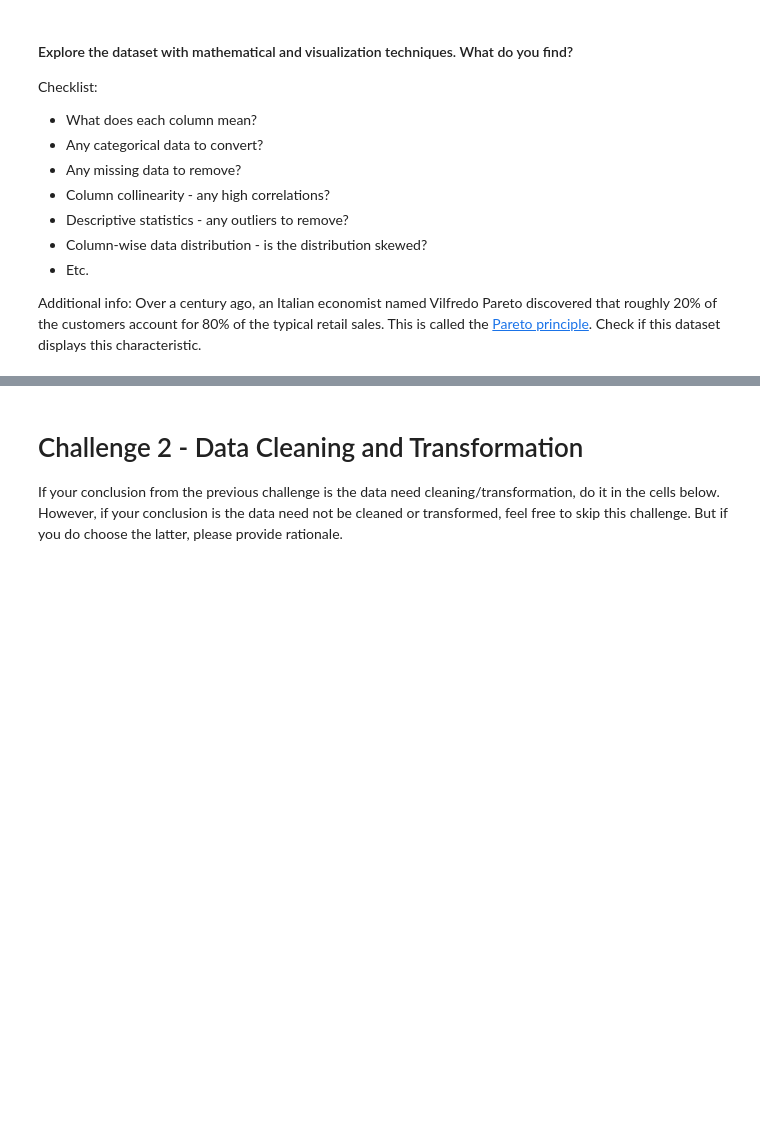
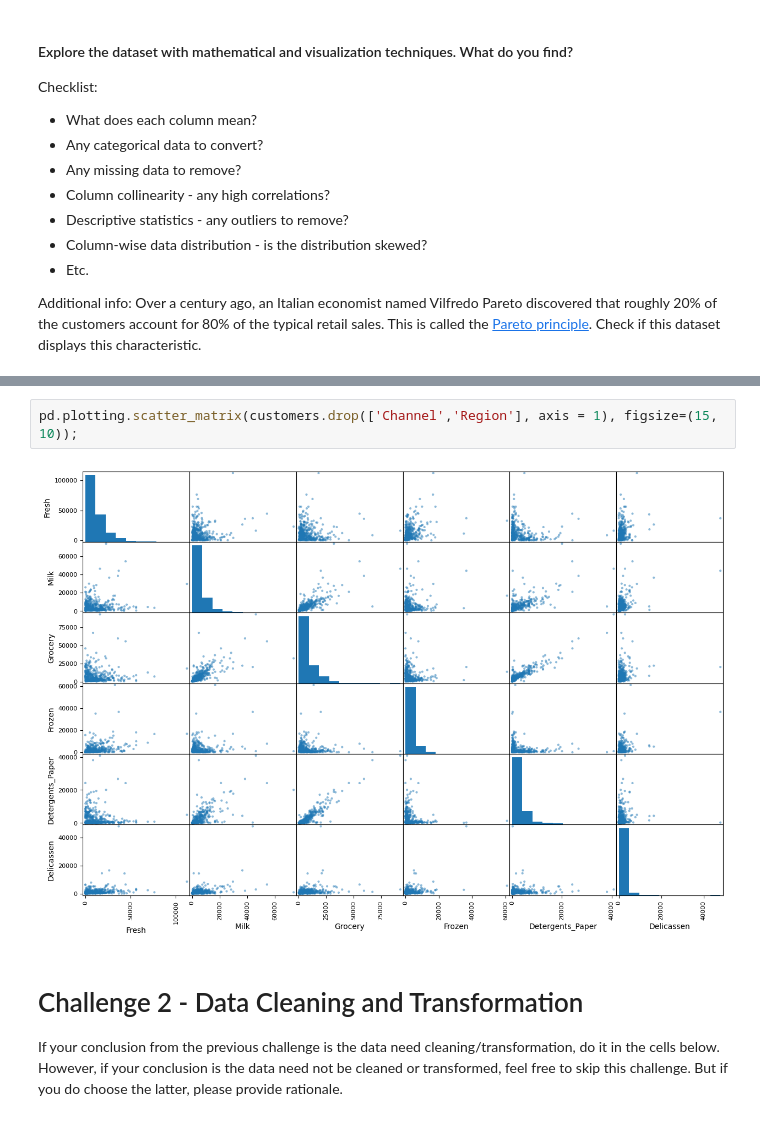
Before and after one commit to Ironhack-Data-Madrid-Octubre-2023/7.4-lab_unsupervised_learning, a Jupyter notebook: your-code/main.ipynb, the cells around one changed output, grey strips where cells are left out. Drawn from its saved outputs; the diff is of its cells as text; blank space fills up the shorter version.

```diff
--- a/your-code/main.ipynb
+++ b/your-code/main.ipynb
@@ -64,3 +115,7 @@ customers.columns   # se observan las columnas
+# %%
+pd.plotting.scatter_matrix(customers.drop(['Channel','Region'], axis = 1), figsize=(15, 10));
+# %% [output]
+[figure, added]
 # %% [markdown]
 # Challenge 2 - Data Cleaning and Transformation
 
```
Also changed, not shown: parts of 13 cells of this notebook.
